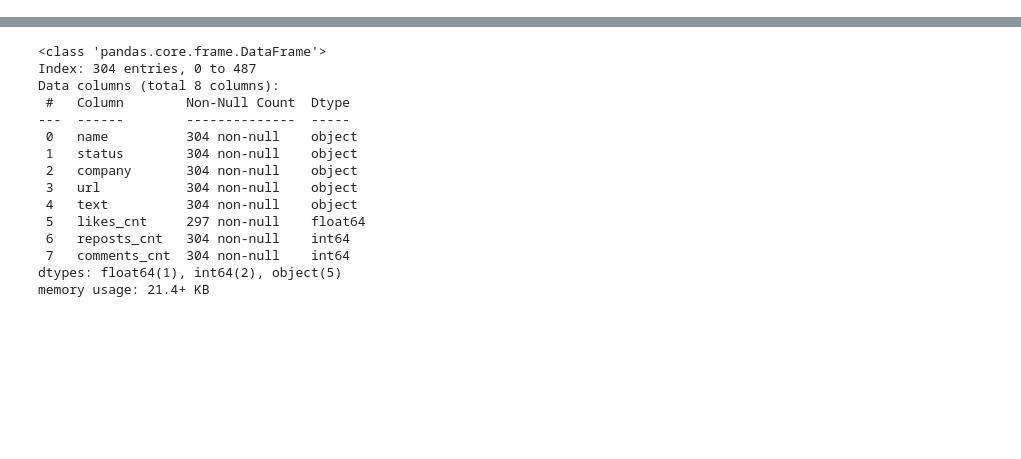
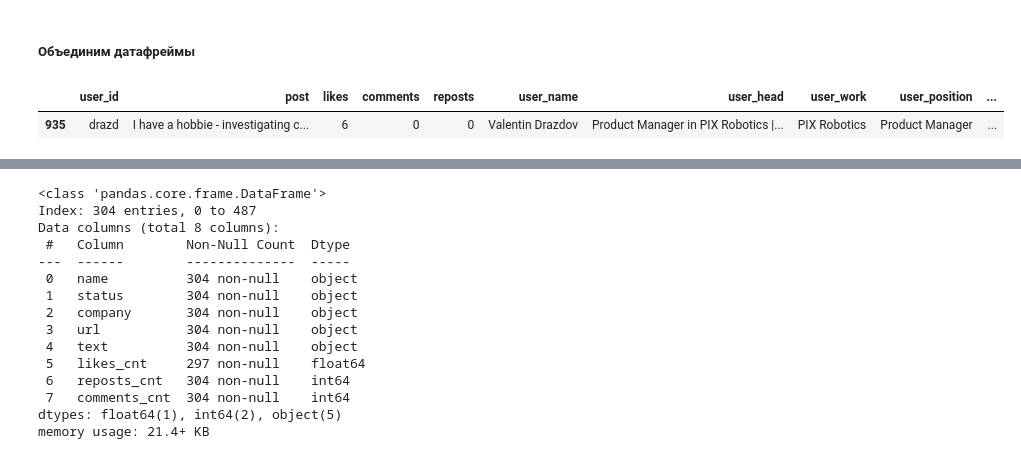
Before and after one commit to krasnoturinsk/linkedin_hackathon, a Jupyter notebook: src/unity_datasets.ipynb, the cells around one changed output, grey strips where cells are left out. Drawn from its saved outputs; the diff is of its cells as text; code cells hidden in the pictures; blank space fills up the shorter version.

```diff
--- a/src/unity_datasets.ipynb
+++ b/src/unity_datasets.ipynb
@@ -97,0 +731,24 @@ display(dataset_from_team_2.tail())
+# %% [markdown]
+##### Объединим датафреймы
+# %%
+# переименуем столбец id в user_id в датафрейме profiles,
+# для последующего объединения с posts
+profiles = profiles.rename(columns={'id': 'user_id'})
+# %%
+# объединяем датафреймы
+dataset_from_team_2 = pd.merge(posts, profiles, on='user_id')
+# %%
+# удаляем дубликаты
+dataset_from_team_2.drop_duplicates(inplace=True)
+# %%
+# удаляем из столбца likes точки, запятые и пробелы
+dataset_from_team_2["likes"] = dataset_from_team_2["likes"].replace(r'\.|\,|\s', '', regex=True)
+
+# меняем тип данных столбца likes на integer
+dataset_from_team_2["likes"] = dataset_from_team_2["likes"].astype("int64")
+# %%
+# смотрим что получилось
+dataset_from_team_2.sample()
+# %% [output]
+|  | user_id | post | likes | comments | reposts | user_name | user_head | user_work | user_position | ... |
+| 935 | drazd | I have a hobbie - investigating c... | 6 | 0 | 0 | Valentin Drazdov | Product Manager in PIX Robotics |... | PIX Robotics | Product Manager | ... |
```
Also changed, not shown: parts of 185 cells of this notebook, 3 other files.
